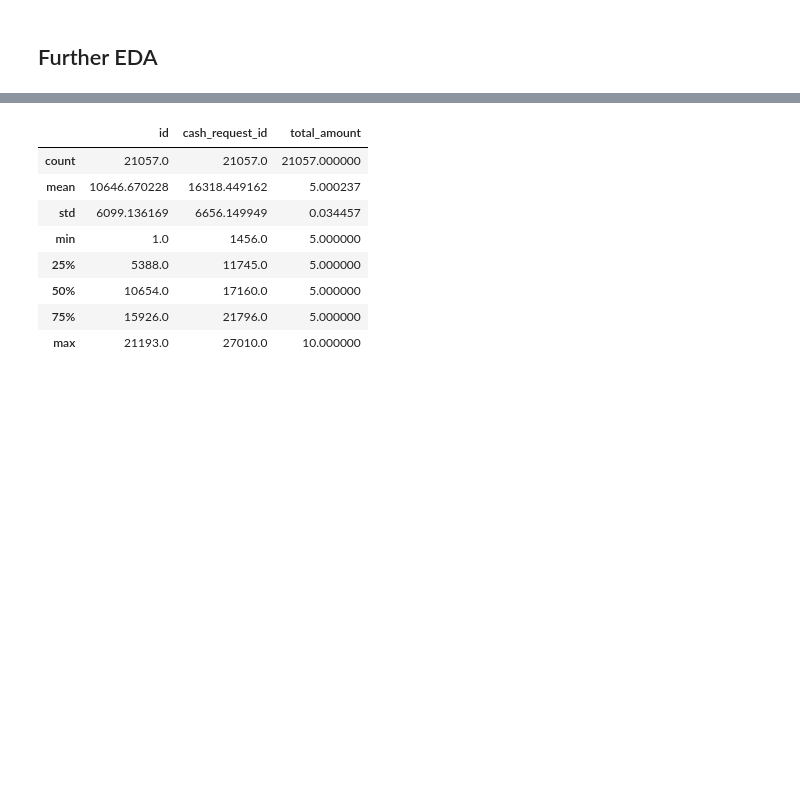
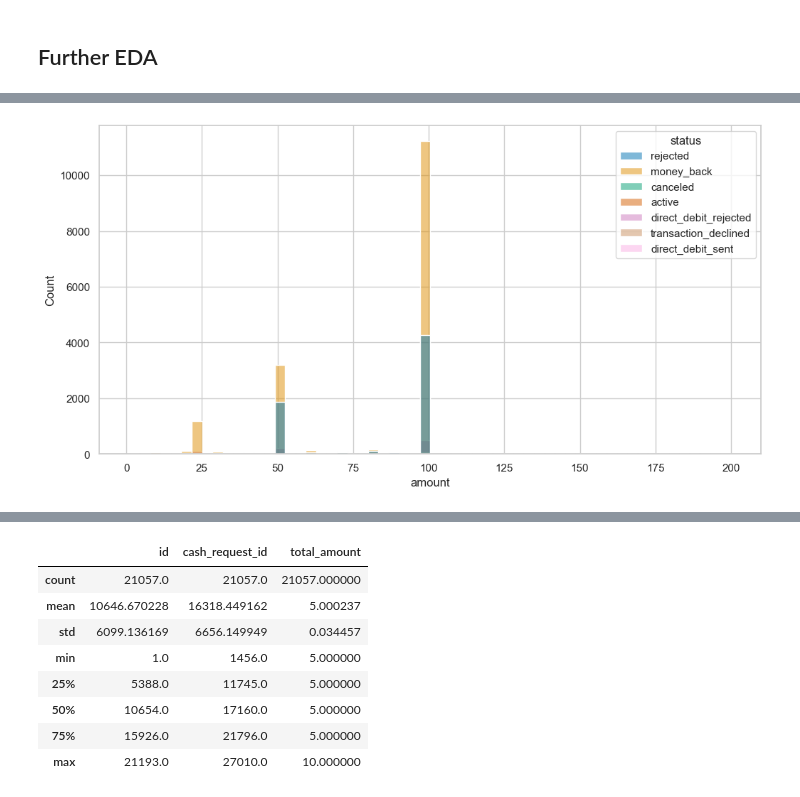
Before and after one commit to gfkpth/project-1-ironhack-payments-2-en, a Jupyter notebook: notebook/notebook.ipynb, the cells around one changed output, grey strips where cells are left out. Drawn from its saved outputs; the diff is of its cells as text; code cells hidden in the pictures; blank space fills up the shorter version.

```diff
--- a/notebook/notebook.ipynb
+++ b/notebook/notebook.ipynb
@@ -630,0 +636,4 @@ Cash requests amounts ranged between 1€ and 200€ with the median at 100€ a
+# %%
+sns.histplot(cashRequest_cp,x='amount',hue='status',palette='colorblind');
+# %% [output]
+[figure, added]
```
Also changed, not shown: parts of 22 cells of this notebook.
